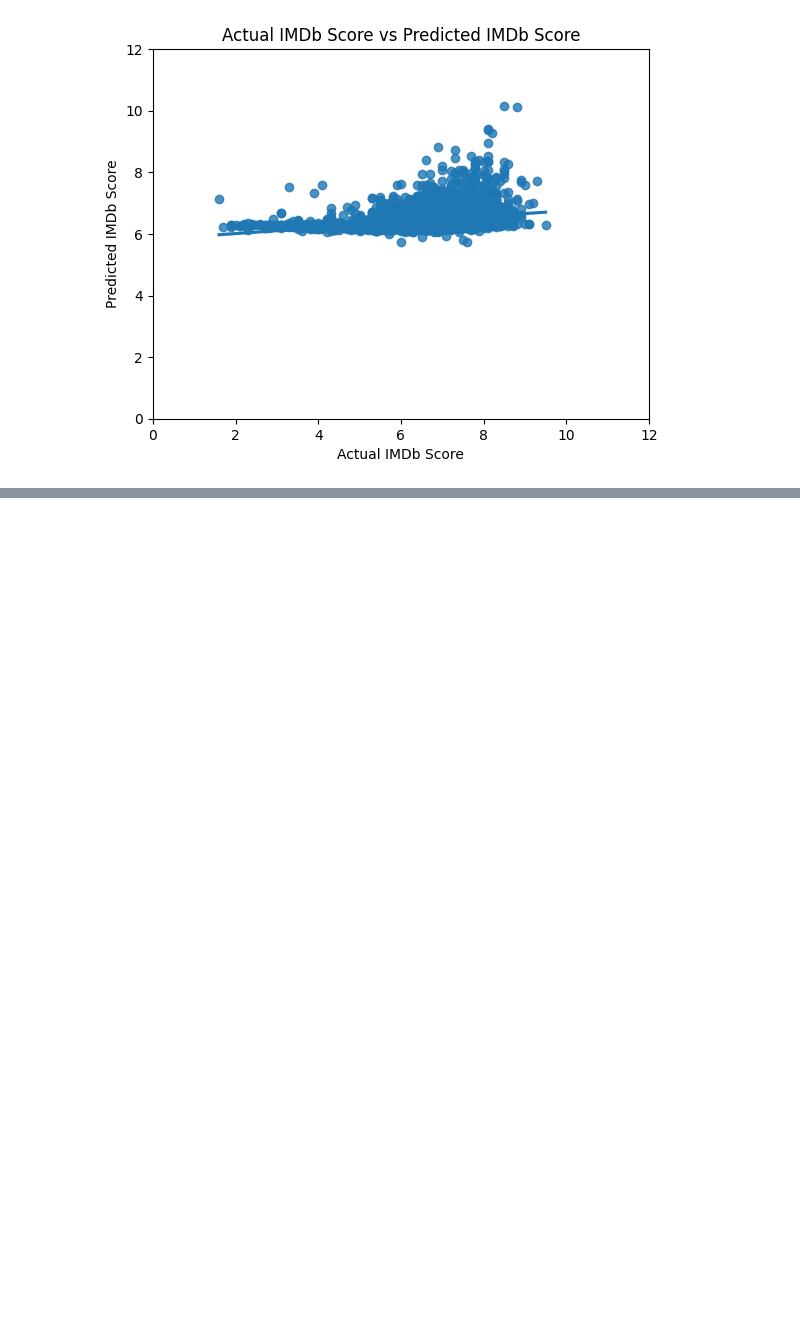
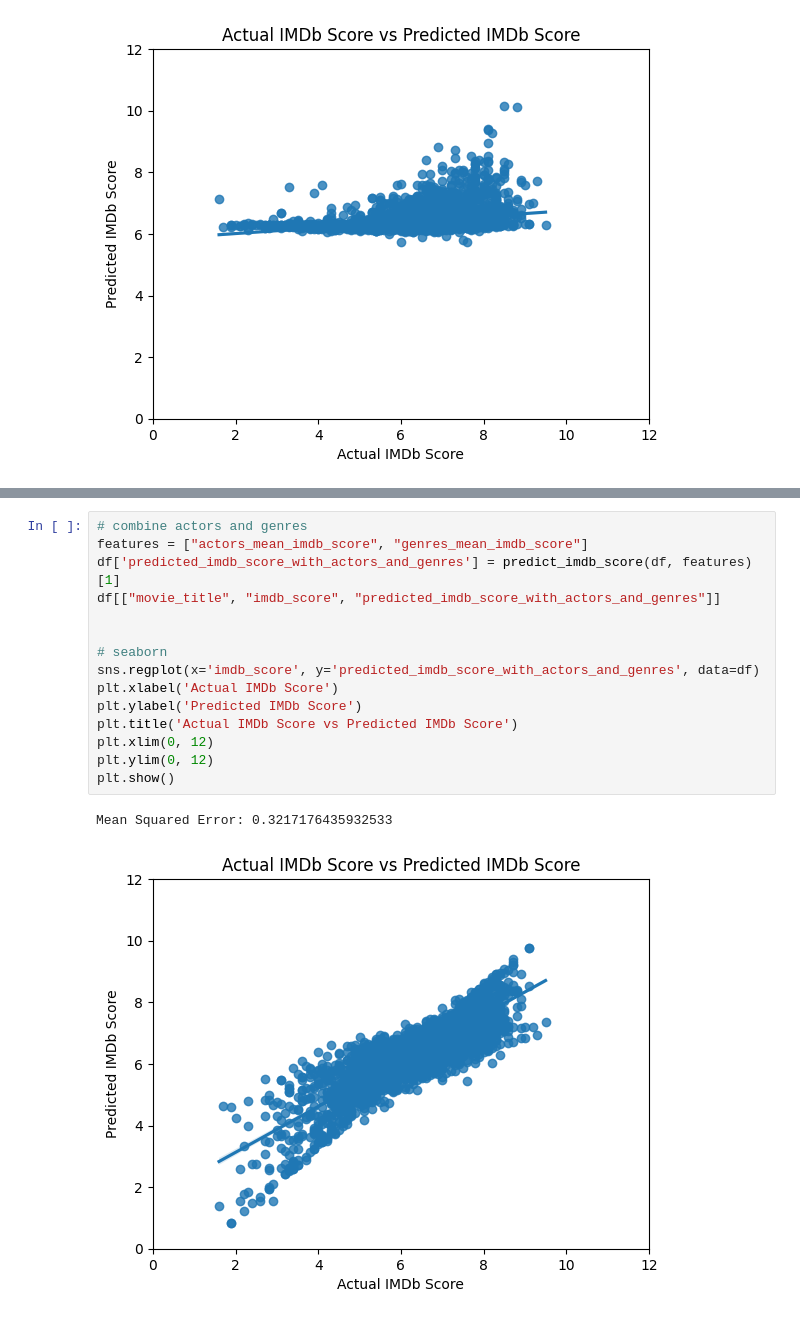
Before and after one commit to LC-Projects/imdb, a Jupyter notebook: answers.ipynb, the cells around one changed output, grey strips where cells are left out. Saved outputs shown, nothing was run; the diff lists cells and outputs as text; blank space fills up the shorter version.

```diff
--- a/answers.ipynb
+++ b/answers.ipynb
@@ -118,0 +364,18 @@ plt.show()
+# %%
+# combine actors and genres
+features = ["actors_mean_imdb_score", "genres_mean_imdb_score"]
+df['predicted_imdb_score_with_actors_and_genres'] = predict_imdb_score(df, features)[1]
+df[["movie_title", "imdb_score", "predicted_imdb_score_with_actors_and_genres"]]
+
+
+# seaborn
+sns.regplot(x='imdb_score', y='predicted_imdb_score_with_actors_and_genres', data=df)
+plt.xlabel('Actual IMDb Score')
+plt.ylabel('Predicted IMDb Score')
+plt.title('Actual IMDb Score vs Predicted IMDb Score')
+plt.xlim(0, 12)
+plt.ylim(0, 12)
+plt.show()
+# %% [output]
+Mean Squared Error: 0.3217176435932533
+[figure, added]
```
Also changed, not shown: parts of 19 cells of this notebook, 1 other file.
